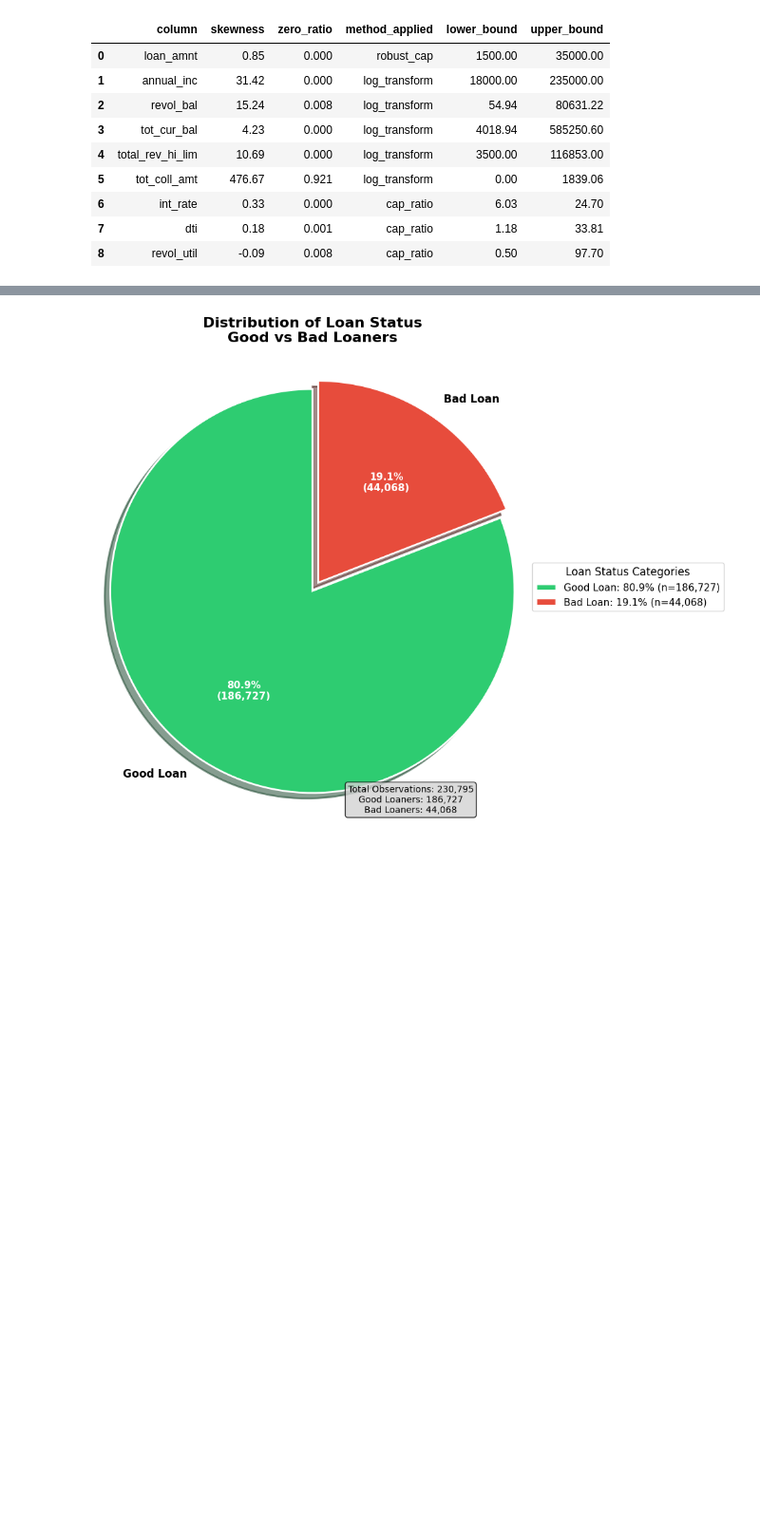
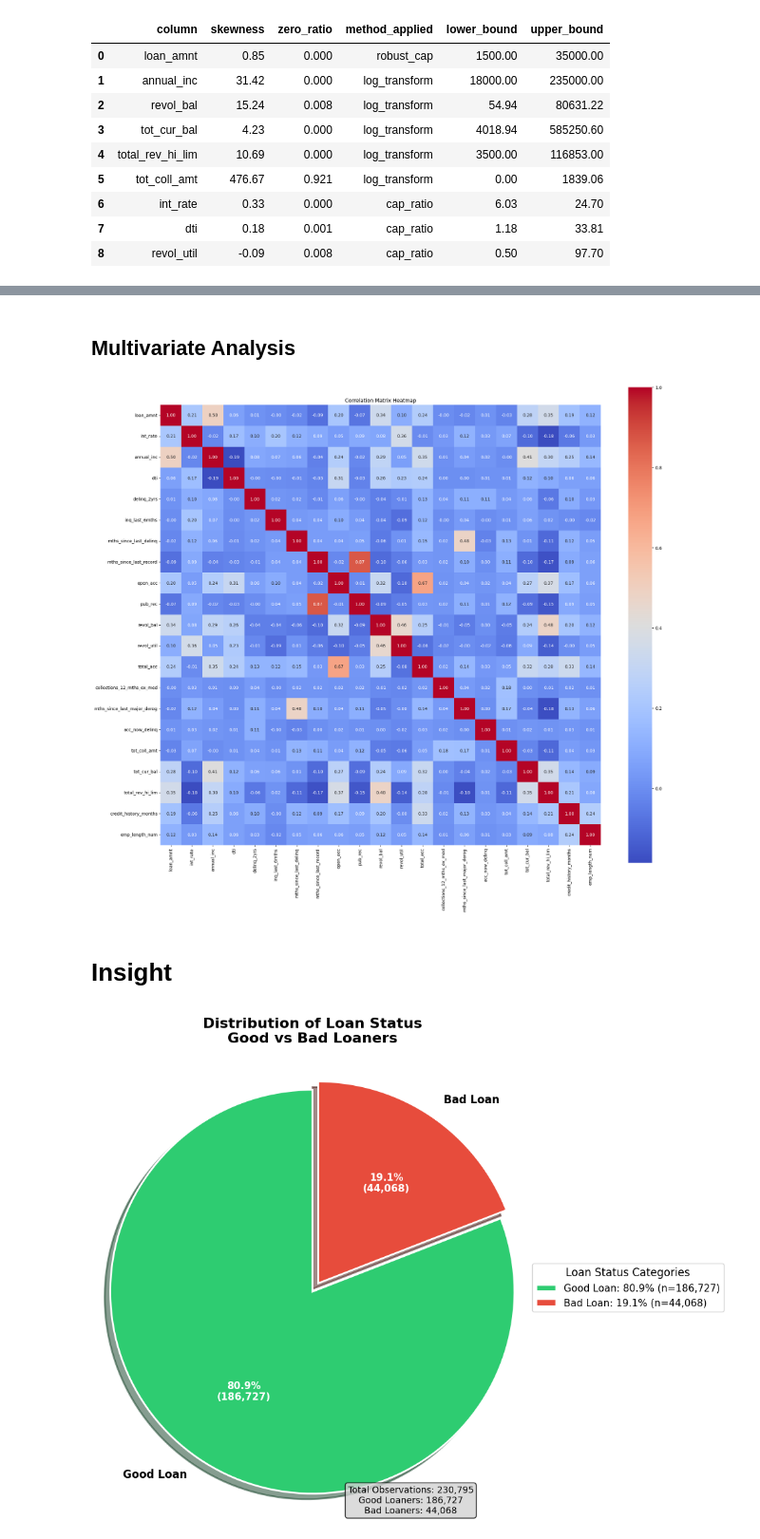
Before and after one commit to RevanzaIfannyA/lending-club-credit-risk-modeling, a Jupyter notebook: LC notebook.ipynb, the cells around one changed output, grey strips where cells are left out. Shown at 95% size. Cells and saved outputs as stored; diff of their text form; code cells hidden in the pictures; blank space fills up the shorter version.

```diff
--- a/LC notebook.ipynb
+++ b/LC notebook.ipynb
@@ -285,5 +325,5 @@ def parse_earliest_cr_line(val):
 
     return pd.to_datetime(f"{year}-{month_str}-01", format="%Y-%b-%d")
 # %%
-df_raw["earliest_cr_line"] = df_raw["earliest_cr_line"].apply(parse_earliest_cr_line)
+df_raw["earliest_cr_line"] = df_raw["earliest_cr_line"].apply(date_parse)
 # %%
@@ -854 +1140,20 @@ memory usage: 100.1+ MB
+# %% [markdown]
+## Multivariate Analysis
+# %%
+# Compute correlation matrix
+corr_matrix = df[num_cols_eda].corr()
+
+# Set plot size
+plt.figure(figsize=(23, 20))
+
+# Plot heatmap
+sns.heatmap(corr_matrix, annot=True, fmt=".2f", cmap="coolwarm", square=True)
+
+# Show plot
+plt.title("Correlation Matrix Heatmap")
+plt.show()
+# %% [output]
+[figure, added]
+# %% [markdown]
+# Insight
 # %%
```
Also changed, not shown: parts of 98 cells of this notebook, 1 other file.
